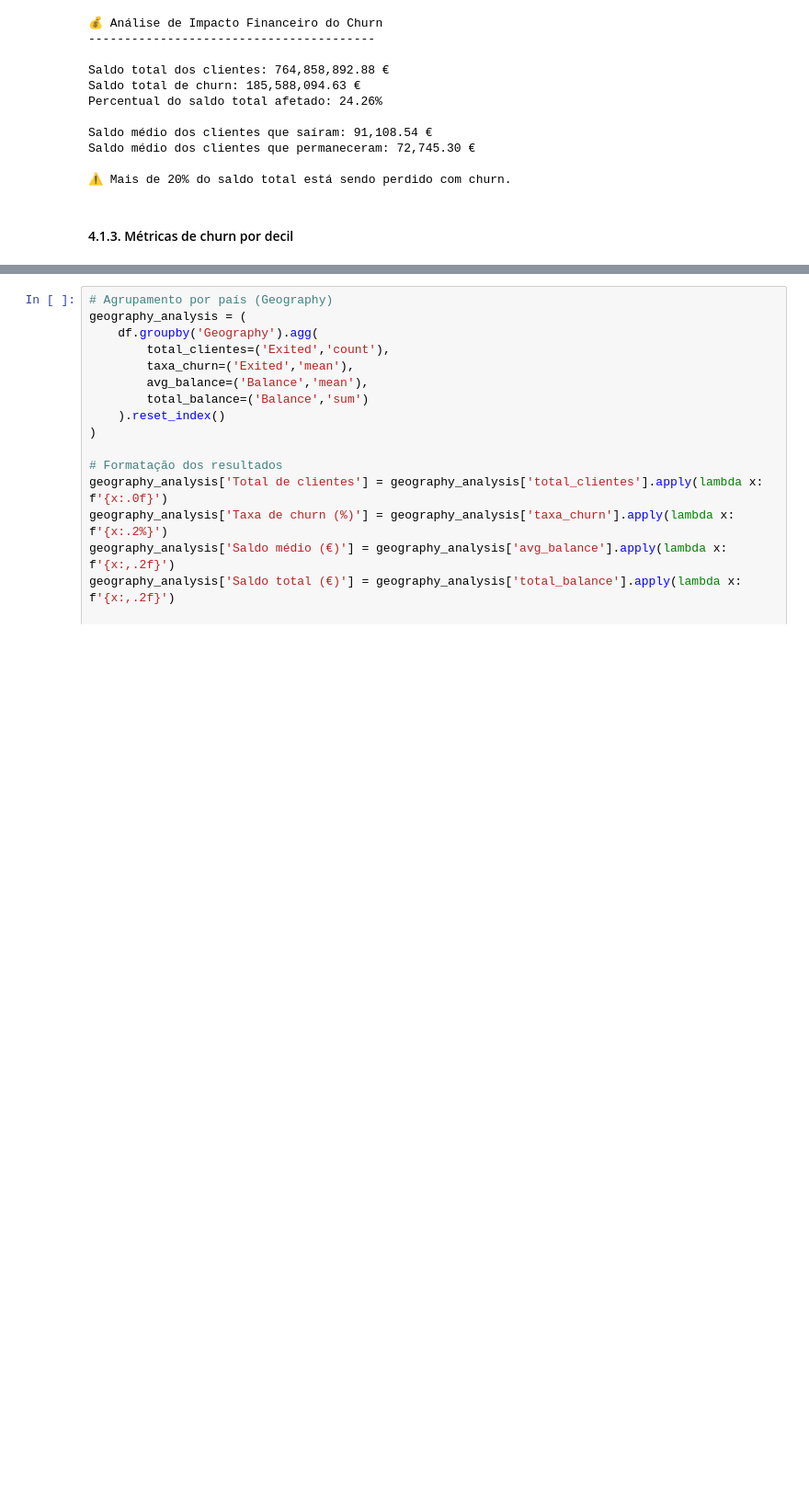
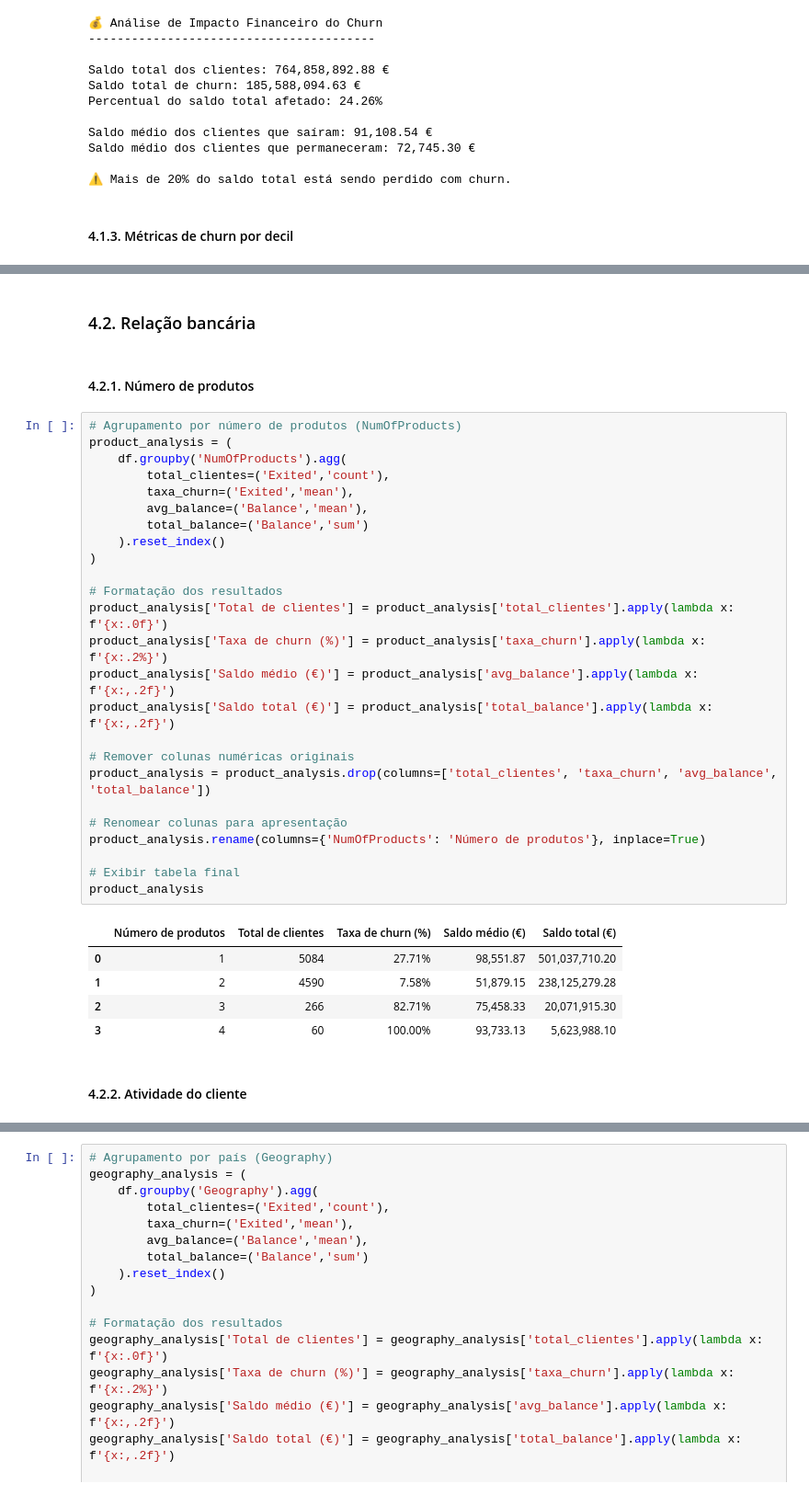
Before and after one commit to emso-exe/Churn_clientes_de_banco, a Jupyter notebook: notebooks/001_analise_exploratoria.ipynb, the cells around one changed output, grey strips where cells are left out. Shown at 92% size. Saved outputs shown, nothing was run; the diff lists cells and outputs as text; blank space fills up the shorter version.

```diff
--- a/notebooks/001_analise_exploratoria.ipynb
+++ b/notebooks/001_analise_exploratoria.ipynb
@@ -544,3 +543,40 @@ decile_analysis
 | 4 | 1000 | 0.26 | 127,694.30 | 127,694,295.87 |
 | 5 | 1000 | 0.23 | 141,106.96 | 141,106,963.06 |
 | 6 | 1000 | 0.23 | 166,236.53 | 166,236,530.86 |
+# %% [markdown]
+### 4.2. Relação bancária
+# %% [markdown]
+#### 4.2.1. Número de produtos
+# %%
+# Agrupamento por número de produtos (NumOfProducts)
+product_analysis = (
+    df.groupby('NumOfProducts').agg(
+        total_clientes=('Exited','count'),
+        taxa_churn=('Exited','mean'),
+        avg_balance=('Balance','mean'),
+        total_balance=('Balance','sum')
+    ).reset_index()
+)
+
+# Formatação dos resultados
+product_analysis['Total de clientes'] = product_analysis['total_clientes'].apply(lambda x: f'{x:.0f}')
+product_analysis['Taxa de churn (%)'] = product_analysis['taxa_churn'].apply(lambda x: f'{x:.2%}')
+product_analysis['Saldo médio (€)'] = product_analysis['avg_balance'].apply(lambda x: f'{x:,.2f}')
+product_analysis['Saldo total (€)'] = product_analysis['total_balance'].apply(lambda x: f'{x:,.2f}')
+
+# Remover colunas numéricas originais
+product_analysis = product_analysis.drop(columns=['total_clientes', 'taxa_churn', 'avg_balance', 'total_balance'])
+
+# Renomear colunas para apresentação
+product_analysis.rename(columns={'NumOfProducts': 'Número de produtos'}, inplace=True)
+
+# Exibir tabela final
+product_analysis
+# %% [output]
+|  | Número de produtos | Total de clientes | Taxa de churn (%) | Saldo médio (€) | Saldo total (€) |
+| 0 | 1 | 5084 | 27.71% | 98,551.87 | 501,037,710.20 |
+| 1 | 2 | 4590 | 7.58% | 51,879.15 | 238,125,279.28 |
+| 2 | 3 | 266 | 82.71% | 75,458.33 | 20,071,915.30 |
+| 3 | 4 | 60 | 100.00% | 93,733.13 | 5,623,988.10 |
+# %% [markdown]
+#### 4.2.2. Atividade do cliente
```
Also changed, not shown: parts of 20 cells of this notebook.
